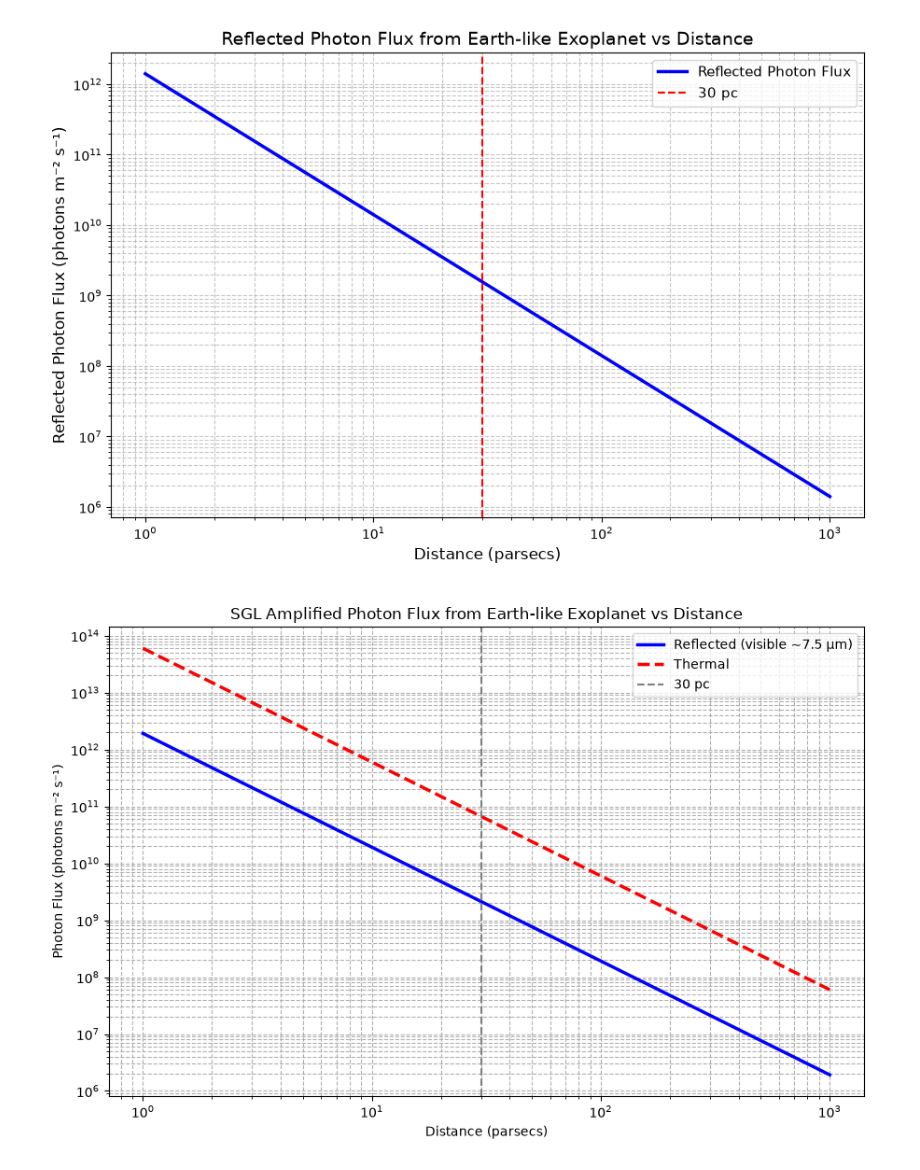
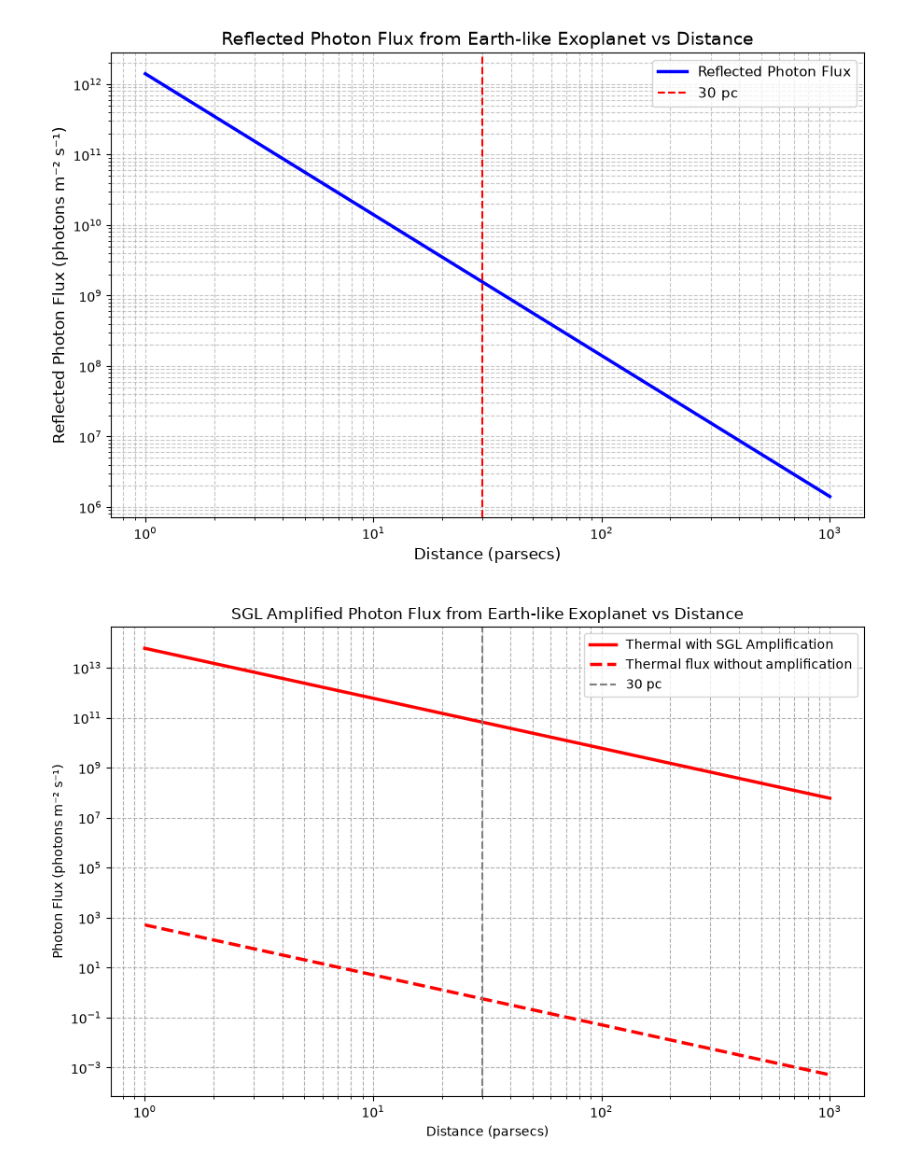
Before and after one commit to zanecollins/sgl_science_case, a Jupyter notebook: sgl_science_case/notebooks/photon_flux.ipynb, the cells around one changed output. Saved outputs shown, nothing was run; the diff lists cells and outputs as text; code cells hidden in the pictures.

Commit message:
feat: refining thermal emission model

```diff
--- a/sgl_science_case/notebooks/photon_flux.ipynb
+++ b/sgl_science_case/notebooks/photon_flux.ipynb
@@ -143,33 +143,35 @@ plt.show()
 # %%
 # Reflected (visible)
 contrast = (albedo / 4) * (R_earth / AU)**2
 F_star_earth = L_sun / (4 * np.pi * D_m**2)
 F_planet_ref = F_star_earth * contrast
 E_vis = h * c / 750e-9
 photon_ref = F_planet_ref / E_vis
 
 # Thermal (mid-IR)
 P_thermal = 4 * np.pi * R_earth**2 * sigma * T_planet**4
 F_thermal = P_thermal / (4 * np.pi * D_m**2)
 E_ir = h * c / 10e-6
 photon_thermal = F_thermal / E_ir
 
 # Plot
 plt.figure(figsize=(9, 6))
-plt.loglog(D_pc, photon_ref*sgl_amplification, "b-", lw=2.5, label="Reflected (visible ~7.5 µm)")
-plt.loglog(D_pc, photon_thermal*sgl_amplification, "r--", lw=2.5, label="Thermal ")
+# plt.loglog(D_pc, photon_ref*sgl_amplification, "b-", lw=2.5, label="Reflected with SGL Amplification")
+plt.loglog(D_pc, photon_thermal*sgl_amplification, "r-", lw=2.5, label="Thermal with SGL Amplification")
+plt.loglog(D_pc, photon_thermal, "r--", lw = 2.5, label = 'Thermal flux without amplification')
+# plt.loglog(D_pc, photon_ref, "b--", lw = 2.5, label = 'Reflected flux without amplification')
 
 plt.xlabel("Distance (parsecs)")
 plt.ylabel("Photon Flux (photons m⁻² s⁻¹)")
 plt.title("SGL Amplified Photon Flux from Earth-like Exoplanet vs Distance")
 plt.grid(True, which="both", ls="--")
 plt.axvline(30, color="gray", linestyle="--", label="30 pc")
 plt.legend()
 plt.tight_layout()
 plt.savefig("photon_flux_reflected_thermal.png", dpi=250)
 plt.show()
 # %% [output]
-[figure, old version]
+[figure, new version]
 # %%
 A = 4*np.pi
 t_obs = 300
```
Also changed, not shown: parts of 2 cells of this notebook, 1 other file.
